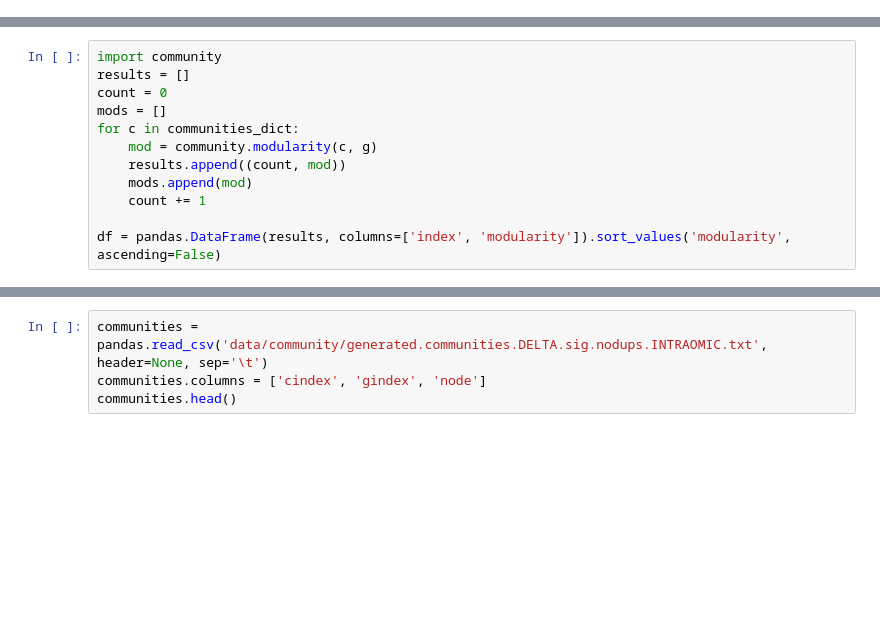
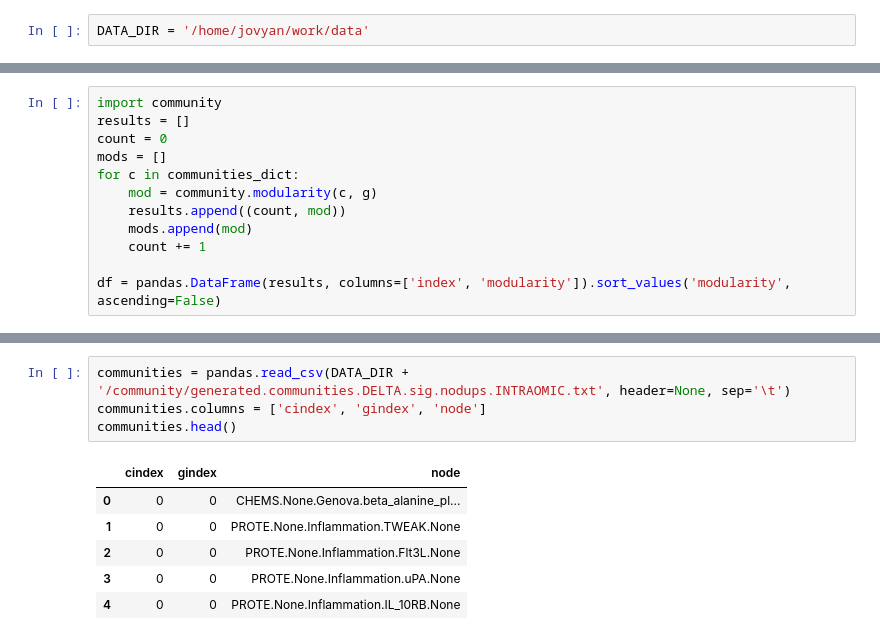
Before and after one commit to isb-hds/p100-network-code, a Jupyter notebook: Community Generation-DELTA.ipynb, the cells around one changed output, grey strips where cells are left out. Cells and saved outputs as stored; diff of their text form; blank space fills up the shorter version.

```diff
--- a/Community Generation-DELTA.ipynb
+++ b/Community Generation-DELTA.ipynb
@@ -75,4 +83,6 @@ def _select_substring( res, substring ):
         sel = sel | (res.annotations_1 == an)
         sel = sel | (res.annotations_2 == an)
     return sel
+# %%
+DATA_DIR = '/home/jovyan/work/data'
 # %%
@@ -382,4 +448,11 @@ print "Percent of edges in a community", float(np.sum(nedges)) / g.number_of_edg
 # %%
-communities = pandas.read_csv('data/community/generated.communities.DELTA.sig.nodups.INTRAOMIC.txt', header=None, sep='\t')
+communities = pandas.read_csv(DATA_DIR + '/community/generated.communities.DELTA.sig.nodups.INTRAOMIC.txt', header=None, sep='\t')
 communities.columns = ['cindex', 'gindex', 'node']
 communities.head()
+# %% [output]
+|  | cindex | gindex | node |
+| 0 | 0 | 0 | CHEMS.None.Genova.beta_alanine_pl... |
+| 1 | 0 | 0 | PROTE.None.Inflammation.TWEAK.None |
+| 2 | 0 | 0 | PROTE.None.Inflammation.Flt3L.None |
+| 3 | 0 | 0 | PROTE.None.Inflammation.uPA.None |
+| 4 | 0 | 0 | PROTE.None.Inflammation.IL_10RB.None |
```
Also changed, not shown: parts of 19 cells of this notebook, 4 other files.
